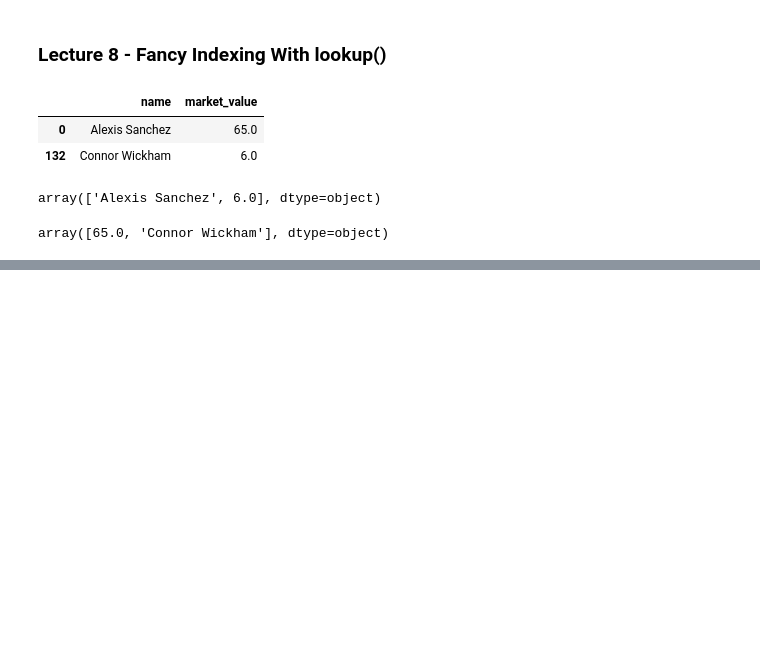
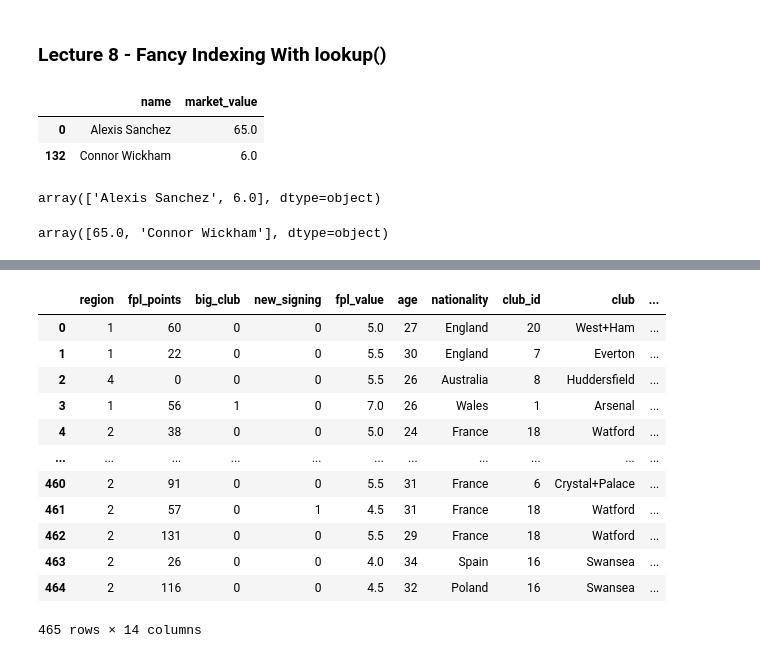
Before and after one commit to momchilantonov/ultimate_pandas_bootcamp, a Jupyter notebook: lectures/DataFrames in Depth.ipynb, the cells around one changed output, grey strips where cells are left out. Drawn from its saved outputs; the diff is of its cells as text; code cells hidden in the pictures; blank space fills up the shorter version.

Commit message:
DFs in Depth - A Sophisticated Alternative to remove Rows or Columns

```diff
--- a/lectures/DataFrames in Depth.ipynb
+++ b/lectures/DataFrames in Depth.ipynb
@@ -1244,3 +754,0 @@ players_data.drop(columns=['age', 'market_value'])
-# %%
-# we can use pop only for 1 col
-players_data.pop('club')
@@ -1259,0 +1258,3 @@ Name: club, Length: 465, dtype: object
+# %%
+unwanted_rows = [1, 2, 3, 4]
+unwanted_cols = ['name', 'position', 'position_cat']
@@ -1259,0 +1277,16 @@ Name: club, Length: 465, dtype: object
+# %%
+players_data.reindex(columns=set(players_data.columns).difference(unwanted_cols))
+# %% [output]
+|  | region | fpl_points | big_club | new_signing | fpl_value | age | nationality | club_id | club | ... |
+| 0 | 1 | 60 | 0 | 0 | 5.0 | 27 | England | 20 | West+Ham | ... |
+| 1 | 1 | 22 | 0 | 0 | 5.5 | 30 | England | 7 | Everton | ... |
+| 2 | 4 | 0 | 0 | 0 | 5.5 | 26 | Australia | 8 | Huddersfield | ... |
+| 3 | 1 | 56 | 1 | 0 | 7.0 | 26 | Wales | 1 | Arsenal | ... |
+| 4 | 2 | 38 | 0 | 0 | 5.0 | 24 | France | 18 | Watford | ... |
+| ... | ... | ... | ... | ... | ... | ... | ... | ... | ... | ... |
+| 460 | 2 | 91 | 0 | 0 | 5.5 | 31 | France | 6 | Crystal+Palace | ... |
+| 461 | 2 | 57 | 0 | 1 | 4.5 | 31 | France | 18 | Watford | ... |
+| 462 | 2 | 131 | 0 | 0 | 5.5 | 29 | France | 18 | Watford | ... |
+| 463 | 2 | 26 | 0 | 0 | 4.0 | 34 | Spain | 16 | Swansea | ... |
+| 464 | 2 | 116 | 0 | 0 | 4.5 | 32 | Poland | 16 | Swansea | ... |
+465 rows × 14 columns
```
Also changed, not shown: parts of 125 cells of this notebook.
